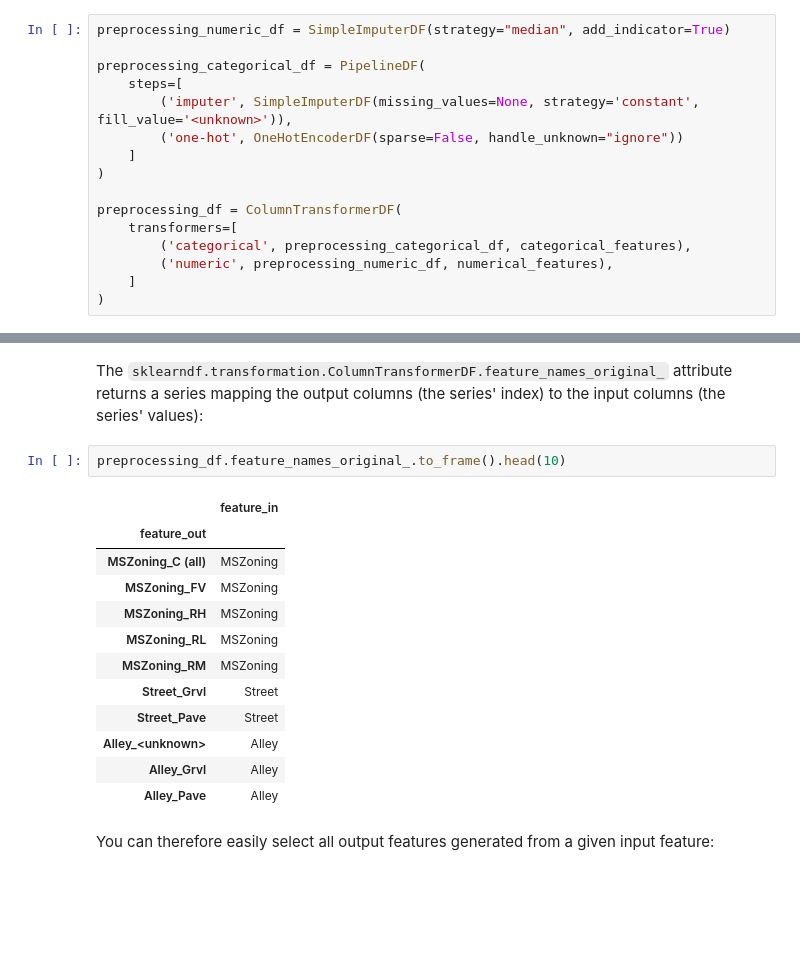
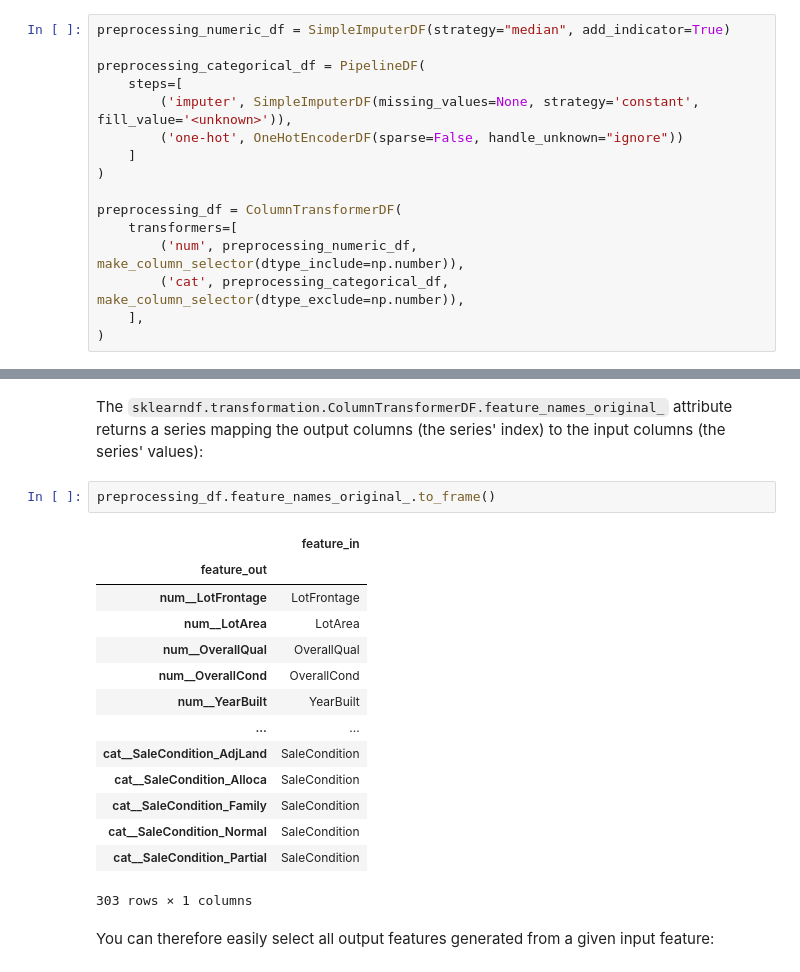
Before and after one commit to BCG-X-Official/sklearndf, a Jupyter notebook: sphinx/source/tutorial/sklearndf_tutorial.ipynb, the cells around one changed output, grey strips where cells are left out. Cells and saved outputs as stored; diff of their text form; blank space fills up the shorter version.

```diff
--- a/sphinx/source/tutorial/sklearndf_tutorial.ipynb
+++ b/sphinx/source/tutorial/sklearndf_tutorial.ipynb
@@ -144,9 +120,9 @@ preprocessing_categorical_df = PipelineDF(
 
 preprocessing_df = ColumnTransformerDF(
     transformers=[
-        ('categorical', preprocessing_categorical_df, categorical_features),
-        ('numeric', preprocessing_numeric_df, numerical_features),
-    ]
+        ('num', preprocessing_numeric_df, make_column_selector(dtype_include=np.number)),
+        ('cat', preprocessing_categorical_df, make_column_selector(dtype_exclude=np.number)),
+    ],
 )
 # %%
 transformed_df = preprocessing_df.fit_transform(X=housing_features_df, y=housing_target_sr)
@@ -162,20 +145,22 @@ transformed_df.head()
 # %% [markdown]
 The `sklearndf.transformation.ColumnTransformerDF.feature_names_original_` attribute returns a series mapping the output columns (the series' index) to the input columns (the series' values):
 # %%
-preprocessing_df.feature_names_original_.to_frame().head(10)
+preprocessing_df.feature_names_original_.to_frame()
 # %% [output]
 |  | feature_in |
 | feature_out |  |
-| MSZoning_C (all) | MSZoning |
-| MSZoning_FV | MSZoning |
-| MSZoning_RH | MSZoning |
-| MSZoning_RL | MSZoning |
-| MSZoning_RM | MSZoning |
-| Street_Grvl | Street |
-| Street_Pave | Street |
-| Alley_<unknown> | Alley |
-| Alley_Grvl | Alley |
-| Alley_Pave | Alley |
+| num__LotFrontage | LotFrontage |
+| num__LotArea | LotArea |
+| num__OverallQual | OverallQual |
+| num__OverallCond | OverallCond |
+| num__YearBuilt | YearBuilt |
+| ... | ... |
+| cat__SaleCondition_AdjLand | SaleCondition |
+| cat__SaleCondition_Alloca | SaleCondition |
+| cat__SaleCondition_Family | SaleCondition |
+| cat__SaleCondition_Normal | SaleCondition |
+| cat__SaleCondition_Partial | SaleCondition |
+303 rows × 1 columns
 # %% [markdown]
 You can therefore easily select all output features generated from a given input feature:
 # %%
```
Also changed, not shown: parts of 53 cells of this notebook.
